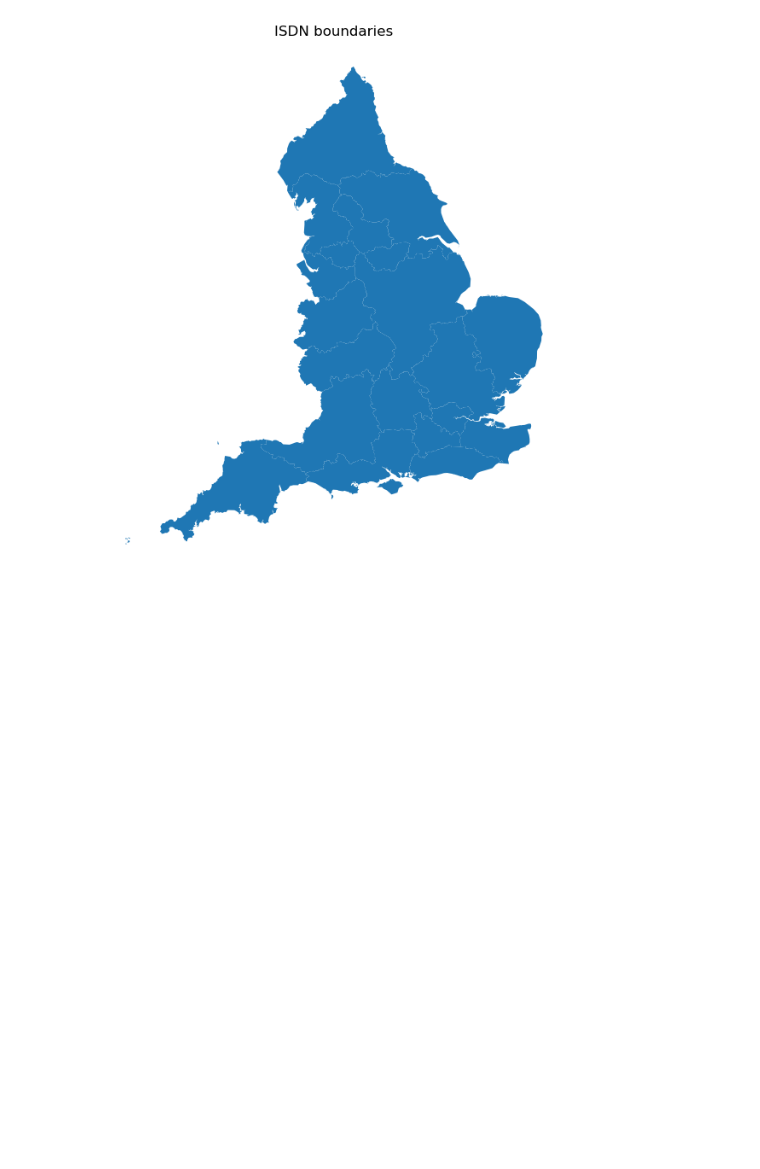
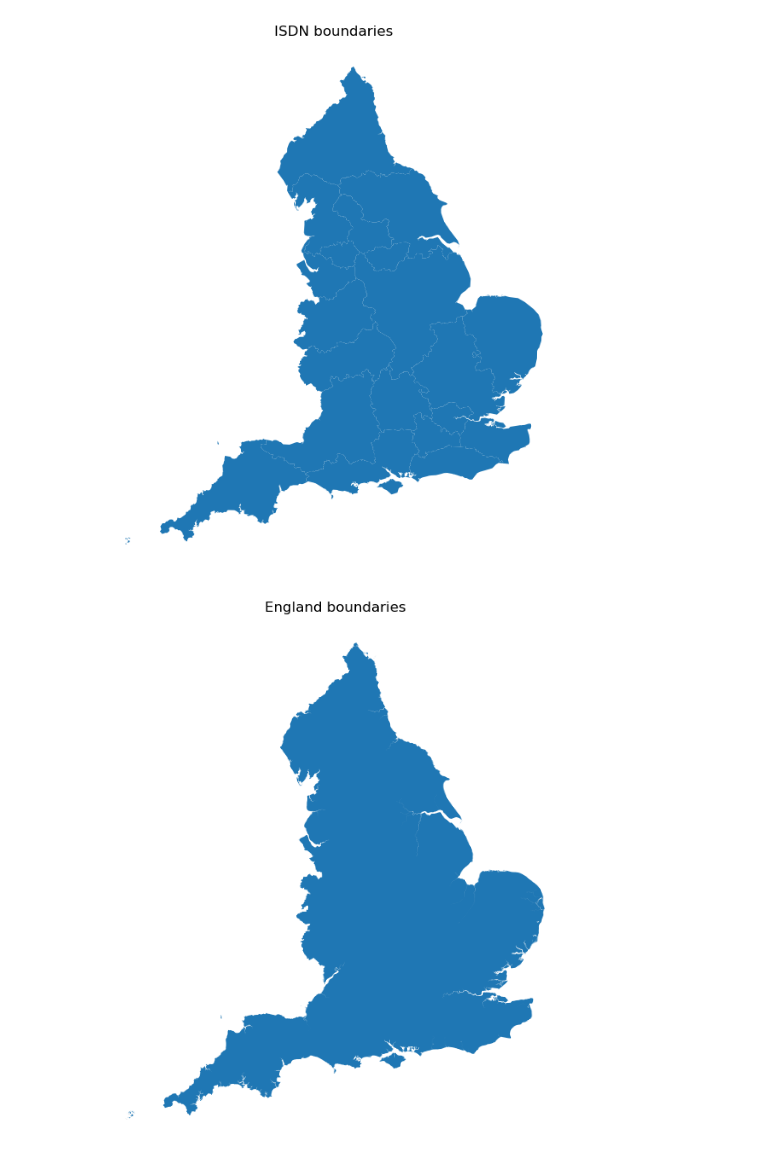
Before and after one commit to stroke-modelling/stroke-maps, a Jupyter notebook: docs/02_import_data.ipynb, the cells around one changed output. Saved outputs shown, nothing was run; the diff lists cells and outputs as text; code cells hidden in the pictures; blank space fills up the shorter version.

```diff
--- a/docs/02_import_data.ipynb
+++ b/docs/02_import_data.ipynb
@@ -228,3 +233,9 @@ gdf_isdn.head(3).T
 plot_boundaries(gdf_isdn, 'ISDN boundaries')
 # %% [output]
 [figure]
+# %%
+gdf_england = stroke_maps.load_data.england_outline()
+# %%
+plot_boundaries(gdf_england, 'England boundaries')
+# %% [output]
+[figure, added]
```
Also changed, not shown: parts of 5 cells of this notebook, 3 other files.
